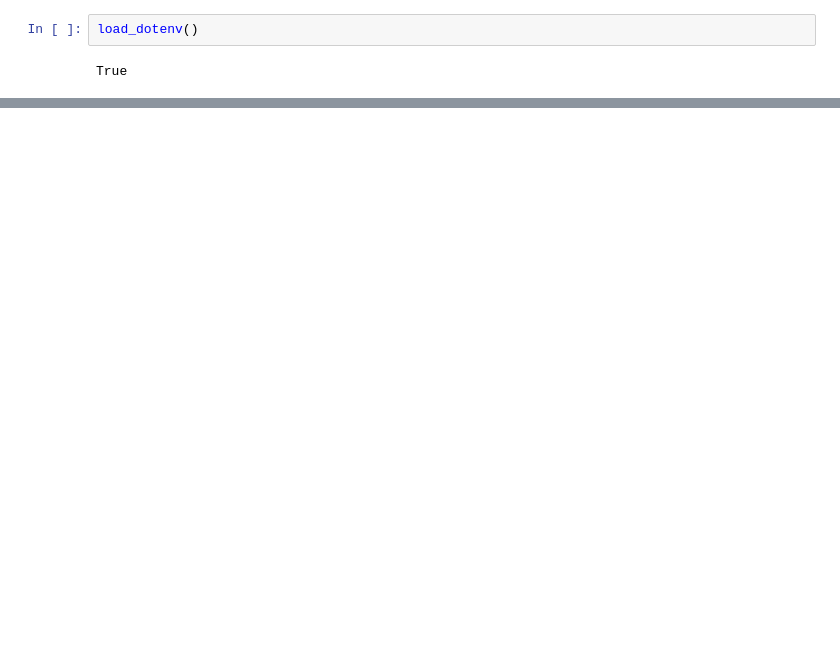
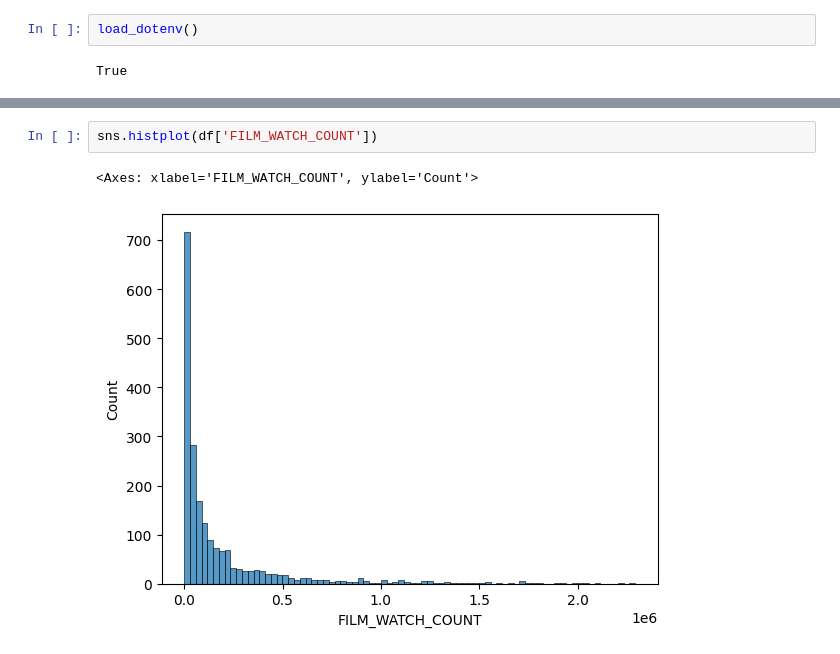
Before and after one commit to TD1138/letterboxd-app, a Jupyter notebook: lib/notebooks/WatchlistAlgo.ipynb, the cells around one changed output, grey strips where cells are left out. Saved outputs shown, nothing was run; the diff lists cells and outputs as text; blank space fills up the shorter version.

```diff
--- a/lib/notebooks/WatchlistAlgo.ipynb
+++ b/lib/notebooks/WatchlistAlgo.ipynb
@@ -35 +264,6 @@ FILM_YEAR :
+# %%
+sns.histplot(df['FILM_WATCH_COUNT'])
+# %% [output]
+<Axes: xlabel='FILM_WATCH_COUNT', ylabel='Count'>
+[figure, added]
 # %%
```
Also changed, not shown: parts of 29 cells of this notebook, 4 other files.
